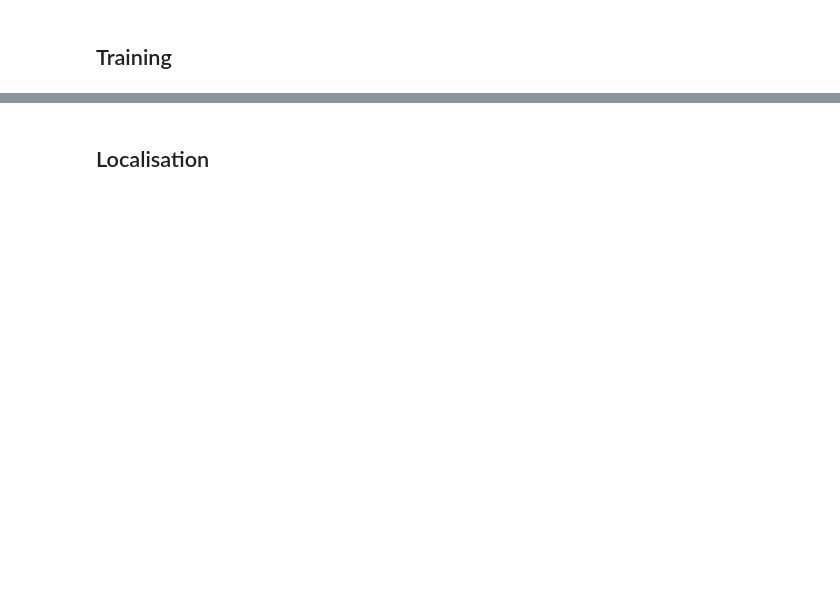
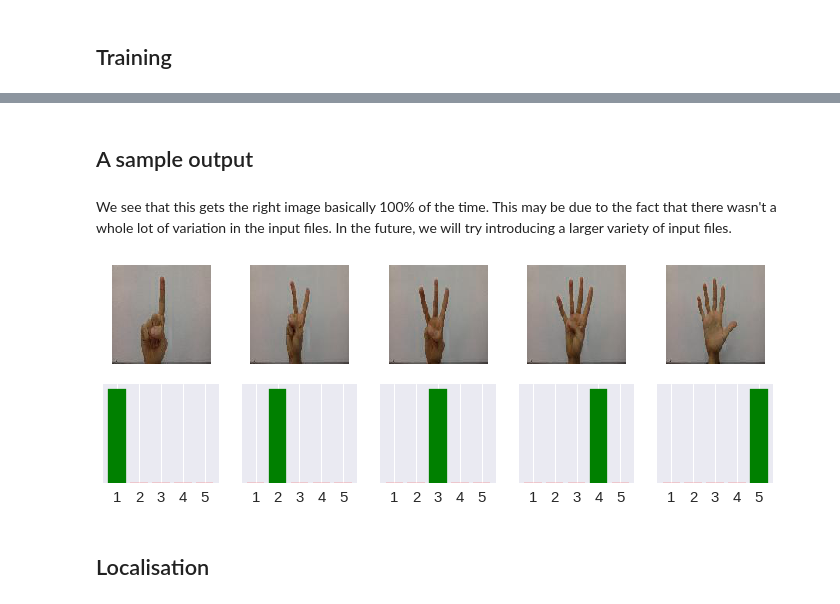
Before and after one commit to ScottVinay/Image_detection_of_fingers, a Jupyter notebook: CCTV_cloud.ipynb, the cells around one changed output, grey strips where cells are left out. Saved outputs shown, nothing was run; the diff lists cells and outputs as text; code cells hidden in the pictures; blank space fills up the shorter version.

Commit message:
All outputs run

```diff
--- a/CCTV_cloud.ipynb
+++ b/CCTV_cloud.ipynb
@@ -151,7 +154,0 @@ Consider using a TensorFlow optimizer from `tf.train`.
-# %%
-im = cv2.imread('/content/drive/My Drive/Python scripts/Data Science/CCTV/data/train/finger_3/100.jpg')
-im = cv2.imread(path+'data/test/finger_3/{}.jpg'.format(500),cv2.IMREAD_GRAYSCALE)
-plt.imshow(im, cmap = 'gray', interpolation = 'bicubic')
-plt.xticks([]);
-plt.yticks([]);
-plt.show()
@@ -160,8 +154,0 @@ plt.show()
-# %%
-for i in range(1,501,25):
-  path = '/content/drive/My Drive/Python scripts/Data Science/CCTV/'
-  X = cv2.imread(path+'data/test/finger_4/{}.jpg'.format(i),cv2.IMREAD_GRAYSCALE)
-  X = np.expand_dims(X, axis=0)
-  X = np.expand_dims(X, axis=3)
-  yp = model.predict(X)
-  print(yp)
@@ -192,0 +157,3 @@ np.argmax(yp)
+# %%
+#model.save('keras_CCTV_model_03.h5')
+model = load_model('keras_CCTV_model_03.h5')
@@ -193,2 +176,22 @@ np.argmax(yp)
+# %% [markdown]
+## A sample output
+# %% [markdown]
+We see that this gets the right image basically 100% of the time. This may be due to the fact that there wasn't a whole lot of variation in the input files. In the future, we will try introducing a larger variety of input files.
+# %%
+fig,axes = plt.subplots(ncols=5,nrows=2,figsize=(12,4))
+[ax.set_xticks([]) for ax in axes[0,:]];
+[ax.set_xticks([1,2,3,4,5]) for ax in axes[1,:]];
+[[ax.set_yticks([]) for ax in axes[lev,:]] for lev in [0,1]];
+for i in range(5):
+    f = i+1
+    im = loadImg(path+'datafiles/test/finger_{}/10.jpg'.format(f),0)
+    axes[0,i].imshow(im[:,:,::-1])
+    yp = model.predict(np.expand_dims(im,axis=0))
+    bar = axes[1,i].bar([1,2,3,4,5],yp[0])
+    [bar[i].set_color('r') for i in [0,1,2,3,4]]
+    bar[i].set_color('g')
+    axes[1,i].xaxis.set_tick_params(labelsize=15)
+# %% [output]
+[figure, added]
 # %% [markdown]
 ## Localisation
```
Also changed, not shown: parts of 23 cells of this notebook.
